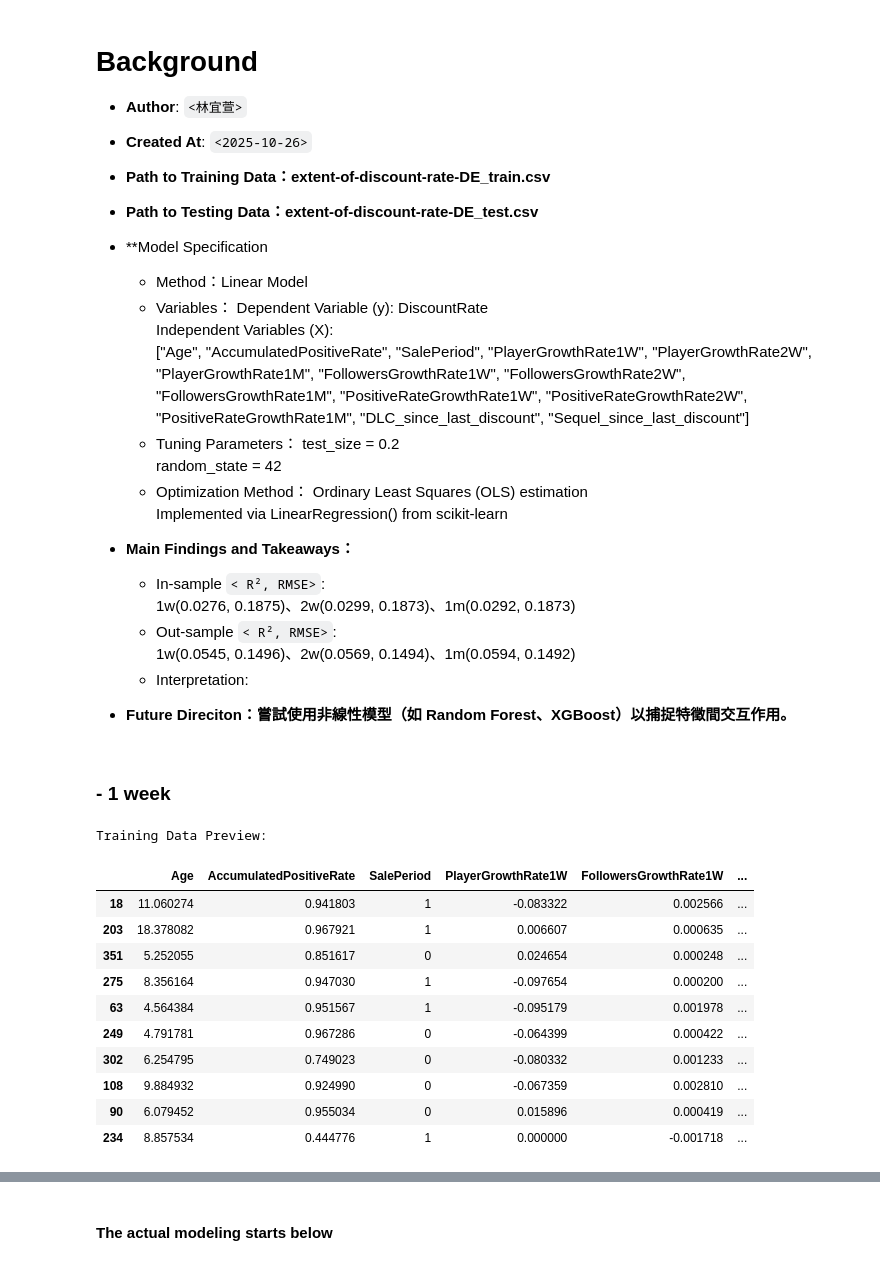
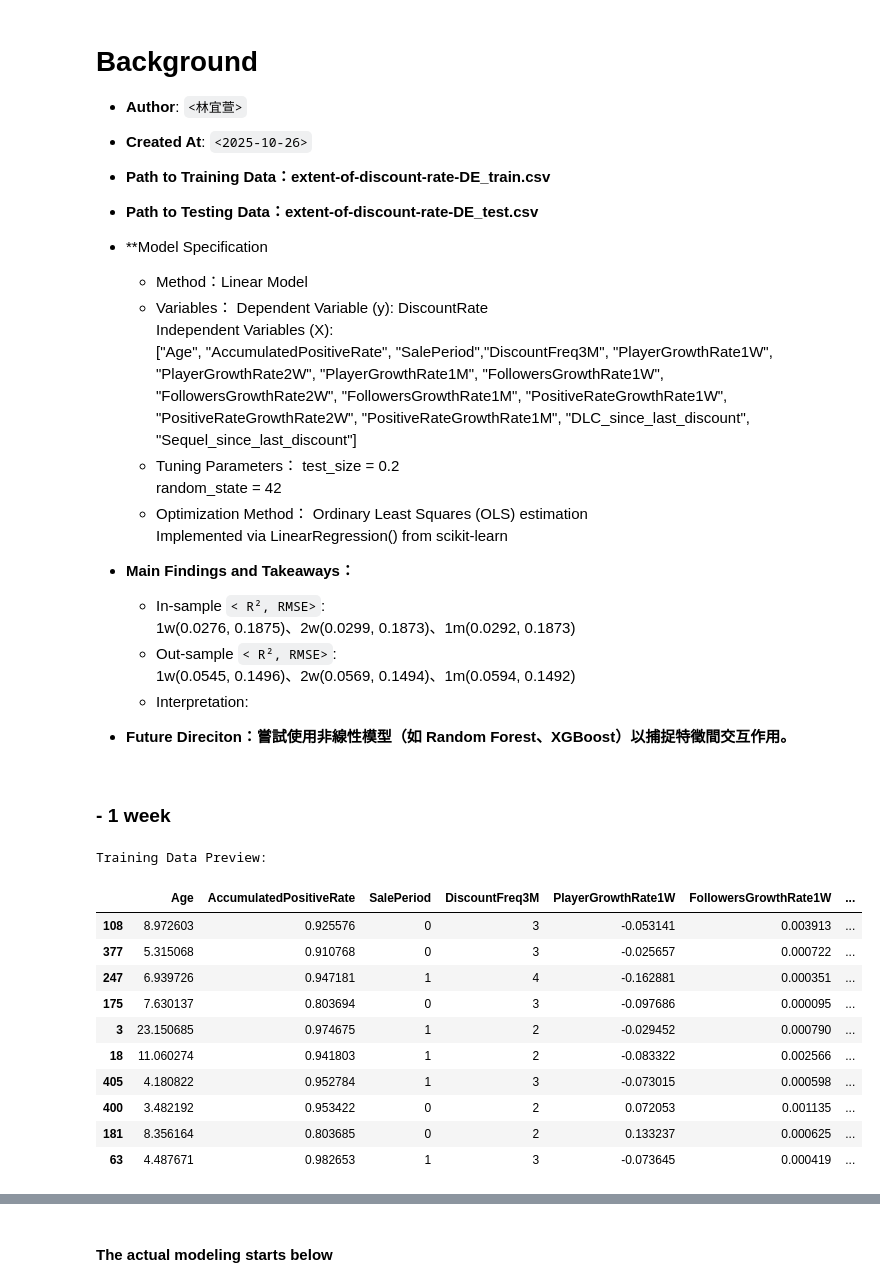
Before and after one commit to yixuan0803/fa-25-econ-5166-group-1, a Jupyter notebook: finding/extent-of-discount-rate-linear-prediction-model.ipynb, the cells around one changed output, grey strips where cells are left out. Drawn from its saved outputs; the diff is of its cells as text; code cells hidden in the pictures.

```diff
--- a/finding/extent-of-discount-rate-linear-prediction-model.ipynb
+++ b/finding/extent-of-discount-rate-linear-prediction-model.ipynb
@@ -9,7 +9,7 @@
     - Variables：
     Dependent Variable (y): DiscountRate
     Independent Variables (X):
-    ["Age", "AccumulatedPositiveRate", "SalePeriod",
+    ["Age", "AccumulatedPositiveRate", "SalePeriod","DiscountFreq3M",
  "PlayerGrowthRate1W", "PlayerGrowthRate2W", "PlayerGrowthRate1M",
  "FollowersGrowthRate1W", "FollowersGrowthRate2W", "FollowersGrowthRate1M",
  "PositiveRateGrowthRate1W", "PositiveRateGrowthRate2W", "PositiveRateGrowthRate1M",
@@ -39,34 +41,34 @@ import numpy as np
 # %%
 # 讀取資料
 df = pd.read_csv('../data/processed/extent-of-discount-rate-DE.csv')
 
 
 # 定義特徵與目標變數
-X = df[["Age", "AccumulatedPositiveRate", "SalePeriod",
+X = df[["Age", "AccumulatedPositiveRate", "SalePeriod","DiscountFreq3M",
         "PlayerGrowthRate1W", "FollowersGrowthRate1W",
         "PositiveRateGrowthRate1W", "DLC_since_last_discount",
         "Sequel_since_last_discount"]]
 y = df["DiscountRate"]
 
 # 切分訓練與測試資料
 X_train, X_test, y_train, y_test = train_test_split(X, y, test_size=0.2, random_state=42)
 
 # 顯示訓練資料前 10 筆
 print("Training Data Preview:")
 display(X_train.head(10))
 # %% [output]
 Training Data Preview:
-|  | Age | AccumulatedPositiveRate | SalePeriod | PlayerGrowthRate1W | FollowersGrowthRate1W | ... |
-| 18 | 11.060274 | 0.941803 | 1 | -0.083322 | 0.002566 | ... |
-| 203 | 18.378082 | 0.967921 | 1 | 0.006607 | 0.000635 | ... |
-| 351 | 5.252055 | 0.851617 | 0 | 0.024654 | 0.000248 | ... |
-| 275 | 8.356164 | 0.947030 | 1 | -0.097654 | 0.000200 | ... |
-| 63 | 4.564384 | 0.951567 | 1 | -0.095179 | 0.001978 | ... |
-| 249 | 4.791781 | 0.967286 | 0 | -0.064399 | 0.000422 | ... |
-| 302 | 6.254795 | 0.749023 | 0 | -0.080332 | 0.001233 | ... |
-| 108 | 9.884932 | 0.924990 | 0 | -0.067359 | 0.002810 | ... |
-| 90 | 6.079452 | 0.955034 | 0 | 0.015896 | 0.000419 | ... |
-| 234 | 8.857534 | 0.444776 | 1 | 0.000000 | -0.001718 | ... |
+|  | Age | AccumulatedPositiveRate | SalePeriod | DiscountFreq3M | PlayerGrowthRate1W | FollowersGrowthRate1W | ... |
+| 108 | 8.972603 | 0.925576 | 0 | 3 | -0.053141 | 0.003913 | ... |
+| 377 | 5.315068 | 0.910768 | 0 | 3 | -0.025657 | 0.000722 | ... |
+| 247 | 6.939726 | 0.947181 | 1 | 4 | -0.162881 | 0.000351 | ... |
+| 175 | 7.630137 | 0.803694 | 0 | 3 | -0.097686 | 0.000095 | ... |
+| 3 | 23.150685 | 0.974675 | 1 | 2 | -0.029452 | 0.000790 | ... |
+| 18 | 11.060274 | 0.941803 | 1 | 2 | -0.083322 | 0.002566 | ... |
+| 405 | 4.180822 | 0.952784 | 1 | 3 | -0.073015 | 0.000598 | ... |
+| 400 | 3.482192 | 0.953422 | 0 | 2 | 0.072053 | 0.001135 | ... |
+| 181 | 8.356164 | 0.803685 | 0 | 2 | 0.133237 | 0.000625 | ... |
+| 63 | 4.487671 | 0.982653 | 1 | 3 | -0.073645 | 0.000419 | ... |
 # %%
 print("Testing Data Preview:")
 display(X_test.head(10))
```
Also changed, not shown: parts of 23 cells of this notebook, 1 other file.
